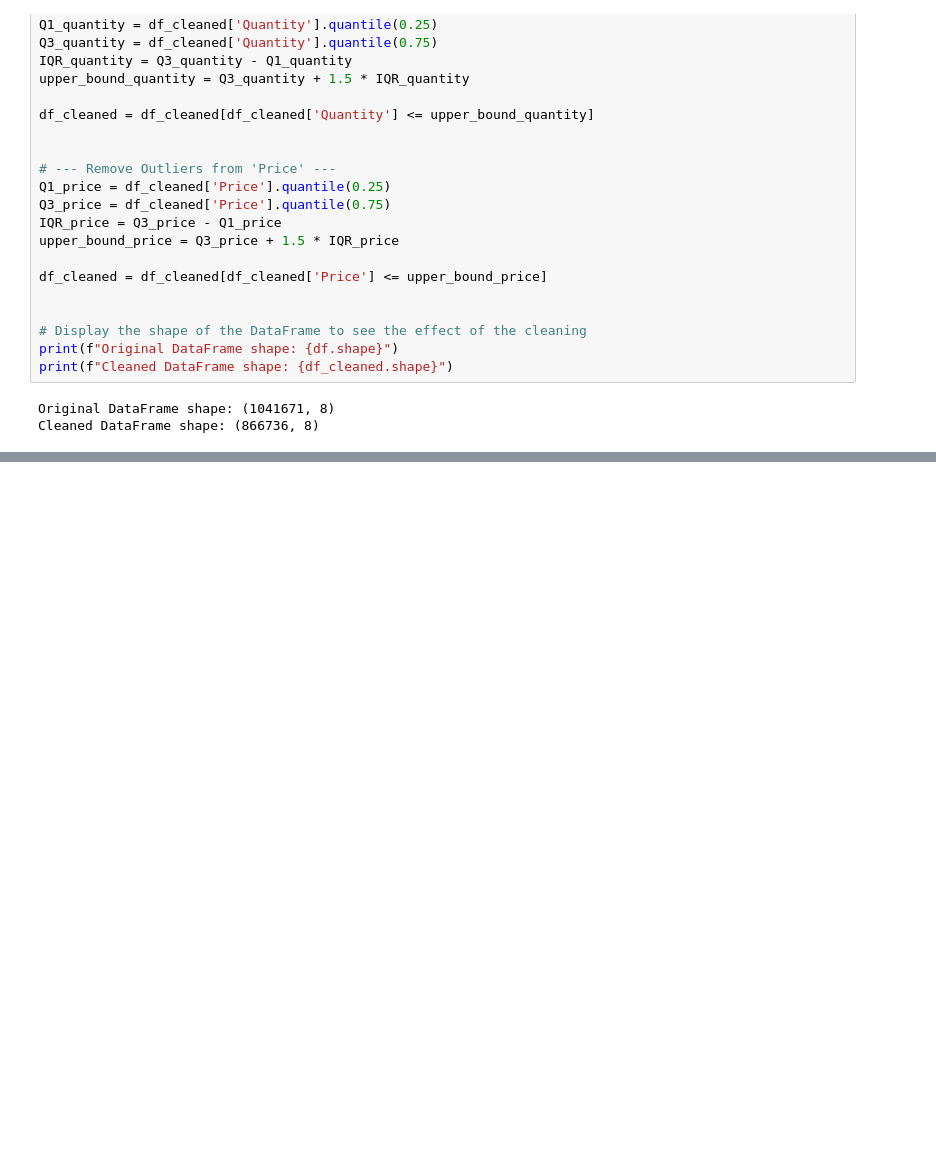
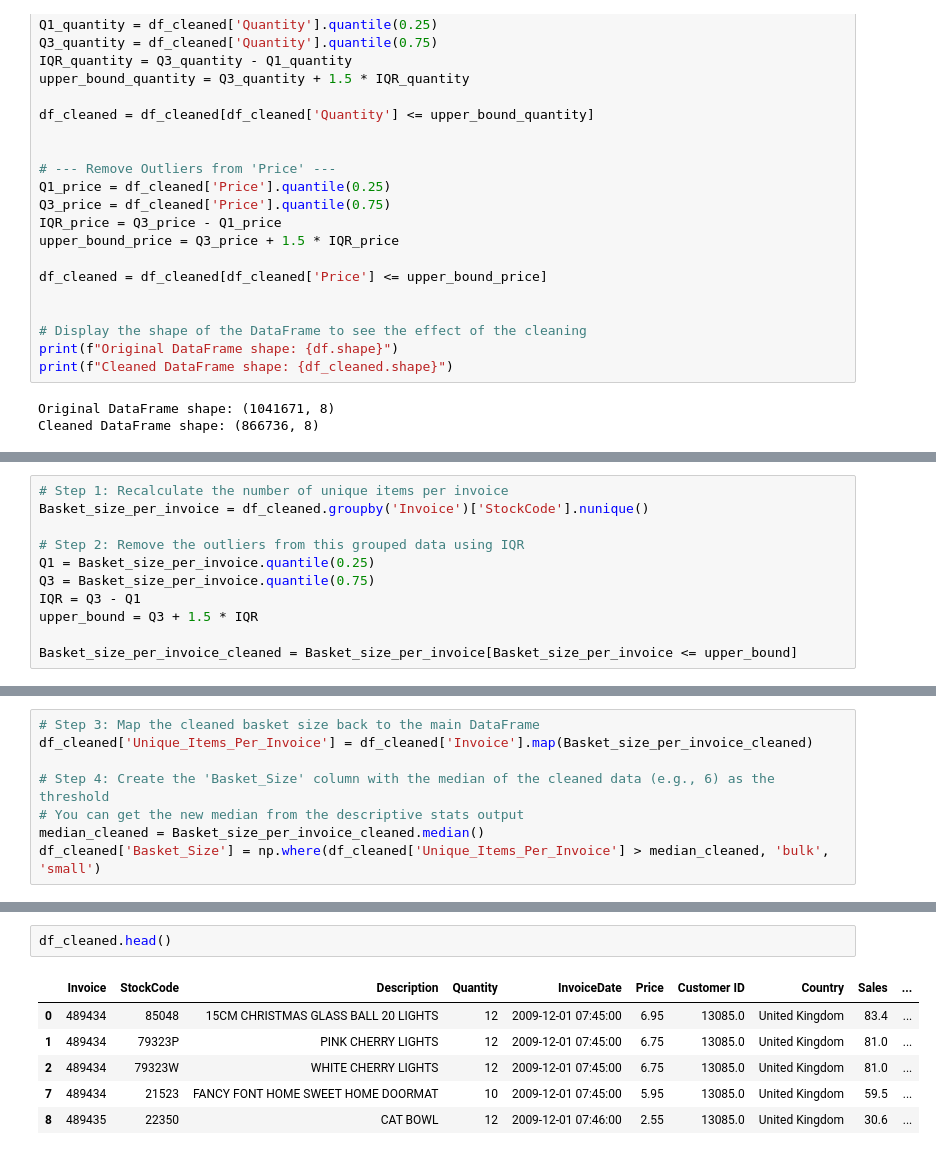
Before and after one commit to abhishiron/price-optimisation, a Jupyter notebook: notebooks/01_data_cleaning.ipynb, the cells around one changed output, grey strips where cells are left out. Saved outputs shown, nothing was run; the diff lists cells and outputs as text; blank space fills up the shorter version.

```diff
--- a/notebooks/01_data_cleaning.ipynb
+++ b/notebooks/01_data_cleaning.ipynb
@@ -149,0 +242,11 @@ df_cleaned.describe().T
+# %%
+# Step 1: Recalculate the number of unique items per invoice
+Basket_size_per_invoice = df_cleaned.groupby('Invoice')['StockCode'].nunique()
+
+# Step 2: Remove the outliers from this grouped data using IQR
+Q1 = Basket_size_per_invoice.quantile(0.25)
+Q3 = Basket_size_per_invoice.quantile(0.75)
+IQR = Q3 - Q1
+upper_bound = Q3 + 1.5 * IQR
+
+Basket_size_per_invoice_cleaned = Basket_size_per_invoice[Basket_size_per_invoice <= upper_bound]
@@ -149,0 +268,8 @@ df_cleaned.describe().T
+# %%
+# Step 3: Map the cleaned basket size back to the main DataFrame
+df_cleaned['Unique_Items_Per_Invoice'] = df_cleaned['Invoice'].map(Basket_size_per_invoice_cleaned)
+
+# Step 4: Create the 'Basket_Size' column with the median of the cleaned data (e.g., 6) as the threshold
+# You can get the new median from the descriptive stats output
+median_cleaned = Basket_size_per_invoice_cleaned.median()
+df_cleaned['Basket_Size'] = np.where(df_cleaned['Unique_Items_Per_Invoice'] > median_cleaned, 'bulk', 'small')
@@ -149,0 +286,9 @@ df_cleaned.describe().T
+# %%
+df_cleaned.head()
+# %% [output]
+|  | Invoice | StockCode | Description | Quantity | InvoiceDate | Price | Customer ID | Country | Sales | ... |
+| 0 | 489434 | 85048 | 15CM CHRISTMAS GLASS BALL 20 LIGHTS | 12 | 2009-12-01 07:45:00 | 6.95 | 13085.0 | United Kingdom | 83.4 | ... |
+| 1 | 489434 | 79323P | PINK CHERRY LIGHTS | 12 | 2009-12-01 07:45:00 | 6.75 | 13085.0 | United Kingdom | 81.0 | ... |
+| 2 | 489434 | 79323W | WHITE CHERRY LIGHTS | 12 | 2009-12-01 07:45:00 | 6.75 | 13085.0 | United Kingdom | 81.0 | ... |
+| 7 | 489434 | 21523 | FANCY FONT HOME SWEET HOME DOORMAT | 10 | 2009-12-01 07:45:00 | 5.95 | 13085.0 | United Kingdom | 59.5 | ... |
+| 8 | 489435 | 22350 | CAT BOWL | 12 | 2009-12-01 07:46:00 | 2.55 | 13085.0 | United Kingdom | 30.6 | ... |
```
Also changed, not shown: parts of 14 cells of this notebook.
